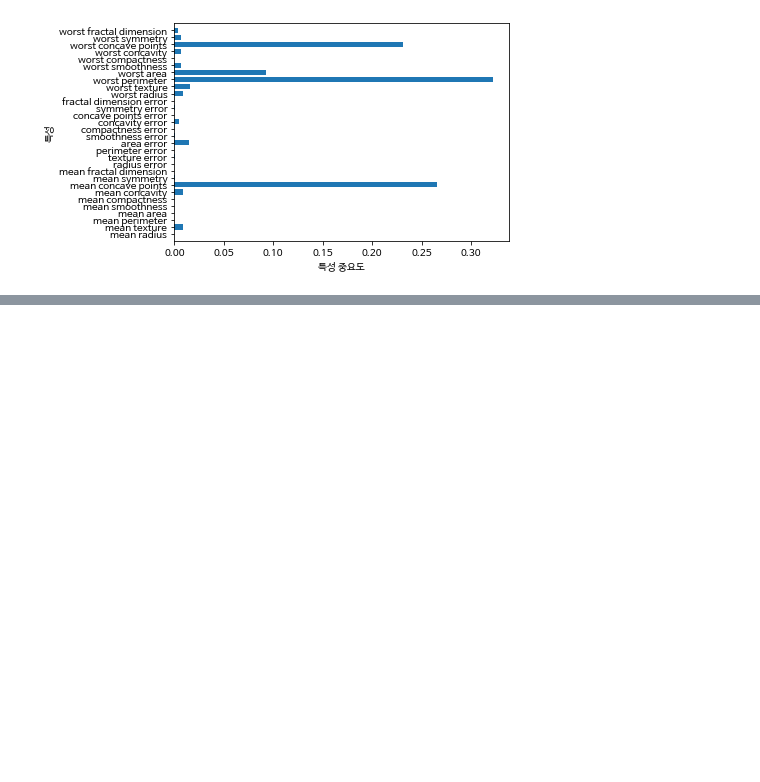
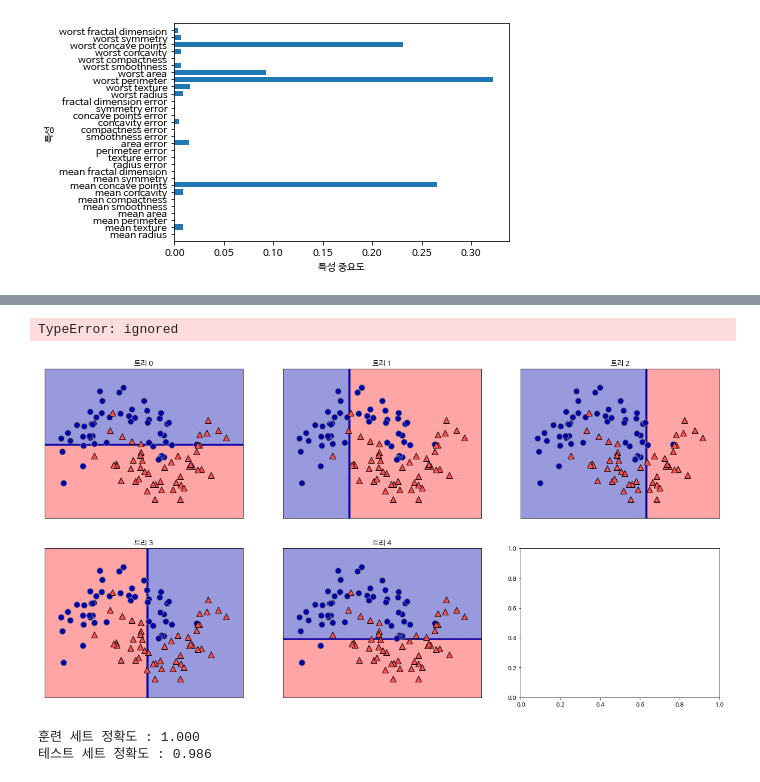
Before and after one commit to gogowonji/Machine-Learning-with-Python, a Jupyter notebook: ch2_3_5.ipynb, the cells around one changed output, grey strips where cells are left out. Drawn from its saved outputs; the diff is of its cells as text; code cells hidden in the pictures; blank space fills up the shorter version.

```diff
--- a/ch2_3_5.ipynb
+++ b/ch2_3_5.ipynb
@@ -257,0 +364,28 @@ plot_feature_importances_cancer(gbrt)
+# %%
+# 에이다부스트 (moon)
+from sklearn.ensemble import AdaBoostClassifier
+ada = AdaBoostClassifier(n_estimators=5, random_state=42)
+ada.fit(Xm_train,ym_train)
+
+# 결정 경계 시각화
+fig,axes = plt.subplots(2,3,figsize=(20,10))
+
+for i, (ax,tree) in enumerate(zip(axes.ravel(), ada.estimators_)):
+  ax.set_title("트리 {}".format(i))
+  mglearn.plots.plot_tree_partition(Xm,ym,tree,ax=ax)
+
+mglearn.plot_2d_separator(ada, Xm, fill=True, ax=axes[-1,-1], alpha=.4)
+axes[-1,-1].set_title("에이다부스트")
+mglearn.discrete_scatter(Xm[:,0],Xm[:,1],ym)
+plt.show()
+# %% [output]
+TypeError: ignored
+[figure, added]
+# %%
+ada = AdaBoostClassifier(n_estimators=100, random_state=42)
+ada.fit(Xc_train,yc_train)
+print("훈련 세트 정확도 : {:.3f}".format(ada.score(Xc_train, yc_train)))
+print("테스트 세트 정확도 : {:.3f}".format(ada.score(Xc_test, yc_test)))
+# %% [output]
+훈련 세트 정확도 : 1.000
+테스트 세트 정확도 : 0.986
```
Also changed, not shown: parts of 13 cells of this notebook.
